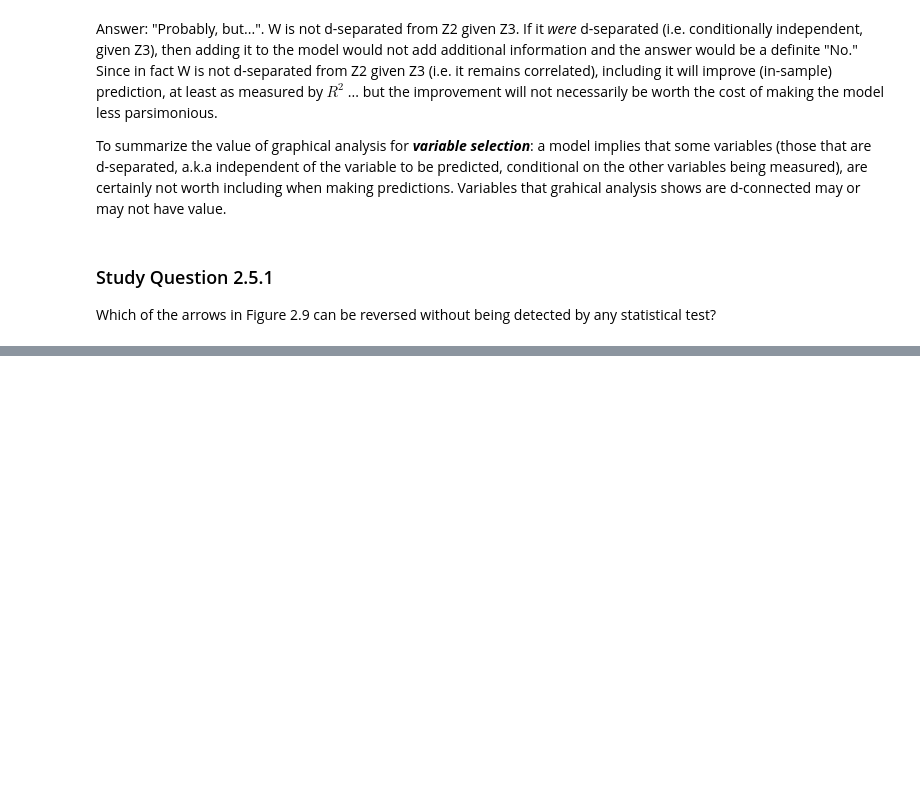
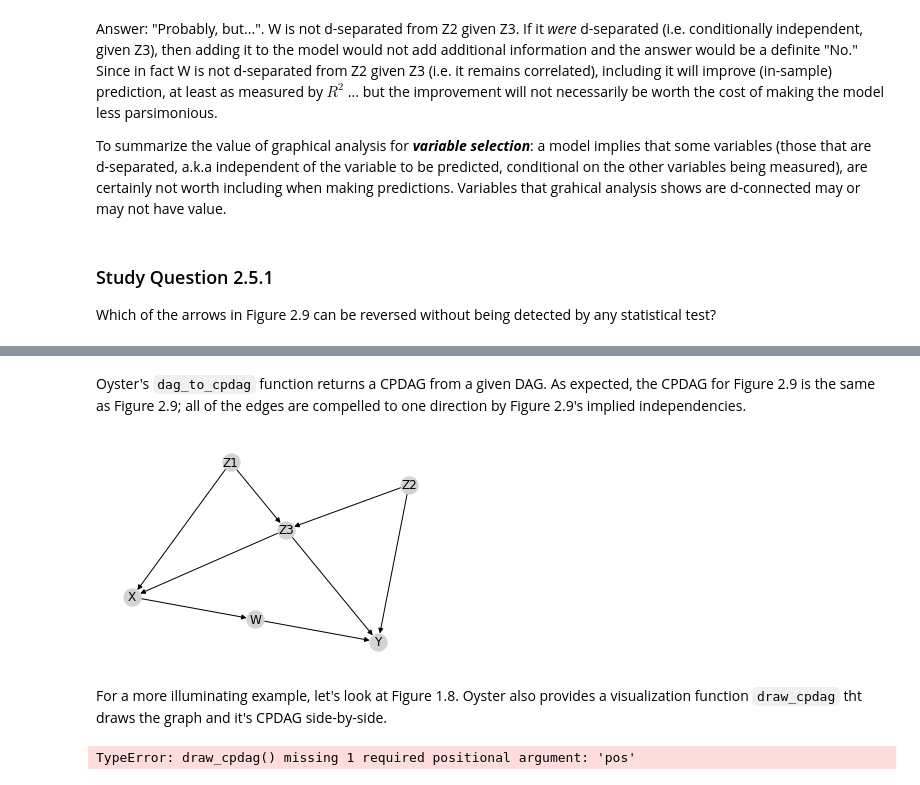
Before and after one commit to BrennanBarker/oyster, a Jupyter notebook: primer_study_questions.ipynb, the cells around one changed output, grey strips where cells are left out. Cells and saved outputs as stored; diff of their text form; code cells hidden in the pictures; blank space fills up the shorter version.

```diff
--- a/primer_study_questions.ipynb
+++ b/primer_study_questions.ipynb
@@ -447,0 +468,12 @@ Which of the arrows in Figure 2.9 can be reversed without being detected by any
+# %% [markdown]
+Oyster's `dag_to_cpdag` function returns a CPDAG from a given DAG.  As expected, the CPDAG for Figure 2.9 is the same as Figure 2.9; all of the edges are compelled to one direction by Figure 2.9's implied independencies.
+# %%
+oy.draw(oy.dag_to_cpdag(fig2_9), pos=oy.ex.pos[fig2_9])
+# %% [output]
+[figure, added]
+# %% [markdown]
+For a more illuminating example, let's look at Figure 1.8. Oyster also provides a visualization function `draw_cpdag` tht draws the graph and it's CPDAG side-by-side.
+# %%
+oy.draw_cpdag(fig1_8)
+# %% [output]
+TypeError: draw_cpdag() missing 1 required positional argument: 'pos'
```
Also changed, not shown: parts of 18 cells of this notebook.
